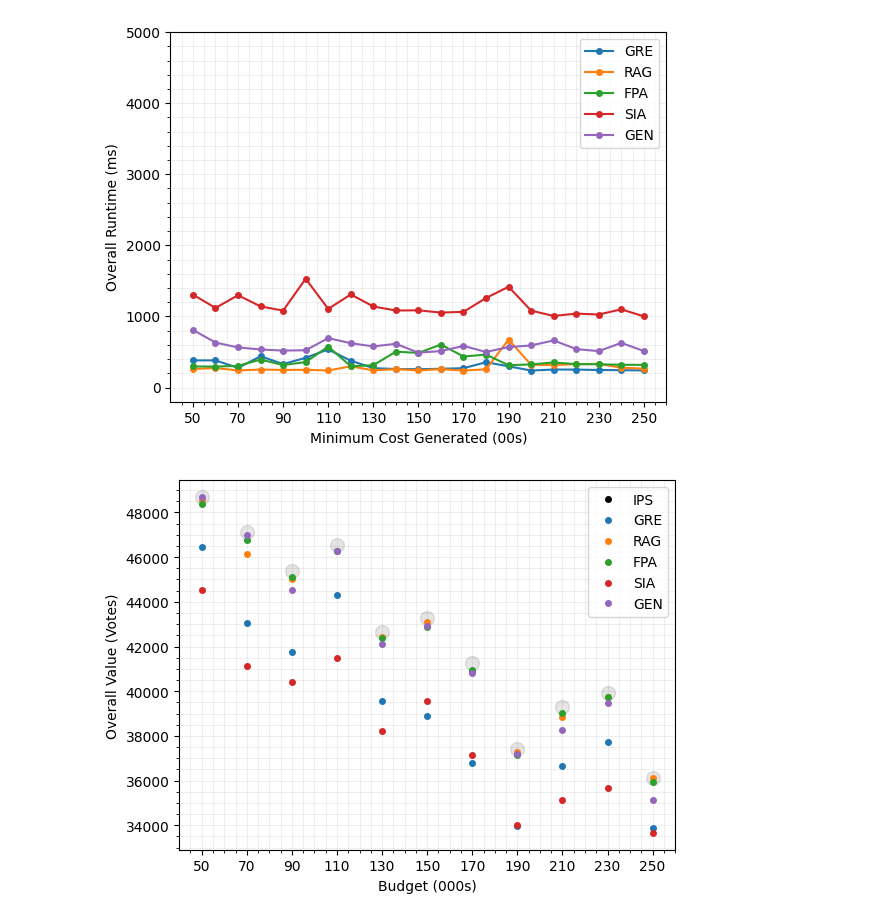
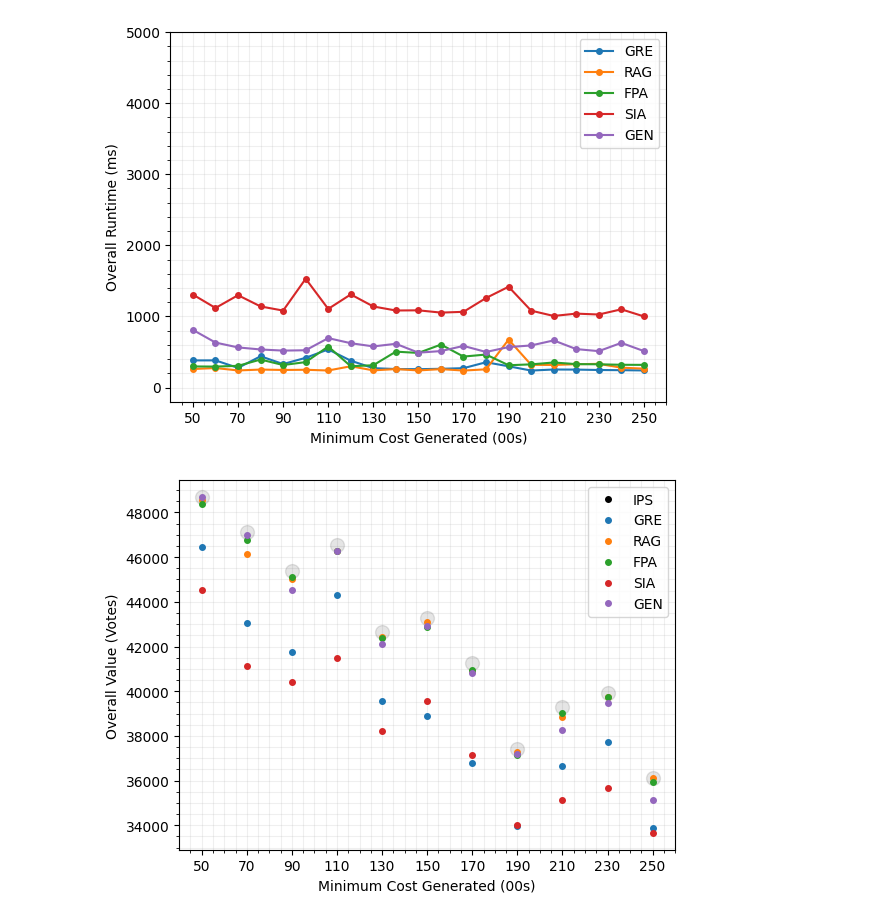
Before and after one commit to bignoldjordanF/community-knapsack, a Jupyter notebook: evaluation/single/costs/increasing-costs.ipynb, the cells around one changed output. Cells and saved outputs as stored; diff of their text form; code cells hidden in the pictures.

```diff
--- a/evaluation/single/costs/increasing-costs.ipynb
+++ b/evaluation/single/costs/increasing-costs.ipynb
@@ -132,22 +114,22 @@ plot_all_y(
 # %%
 # APPROXIMATION ALGORITHM VALUE EFFICACY VS ILP SOLVER
 drip_x = [x for idx, x in enumerate(range(min_cost, max_cost + 1, step_cost)) if idx % 2 == 0]
 drip_y = [get_y(exact_results, len(problems), PBSingleAlgorithm.ILP_SOLVER, 0)] + \
         [get_y(approximation_results, len(problems), algorithm, 0) for algorithm in approximation_algorithms]
 drip_y = [[yv for idx, yv in enumerate(y) if idx % 2 == 0] for y in drip_y]
 plot_all_y(
     x_axis=drip_x,
     y_axes=drip_y,
     labels=['IPS'] + approximation_labels,
-    x_label='Budget (000s)',
+    x_label='Minimum Cost Generated (00s)',
     y_label='Overall Value (Votes)',
     marker='o',
     marker_sizes=[10] + marker_size_cycle,
     colors=['black'] + color_cycle,
     alphas=[0.1] + alpha_cycle,
 )
 # %% [output]
-[figure, old version]
+[figure, new version]
 # %%
 # APPROXIMATION ALGORITHM VALUE % VS ILP SOLVER
 opt_y = [get_y(exact_results, len(problems), PBSingleAlgorithm.ILP_SOLVER, 0)]
```
Also changed, not shown: parts of 7 cells of this notebook, 4 other files.
